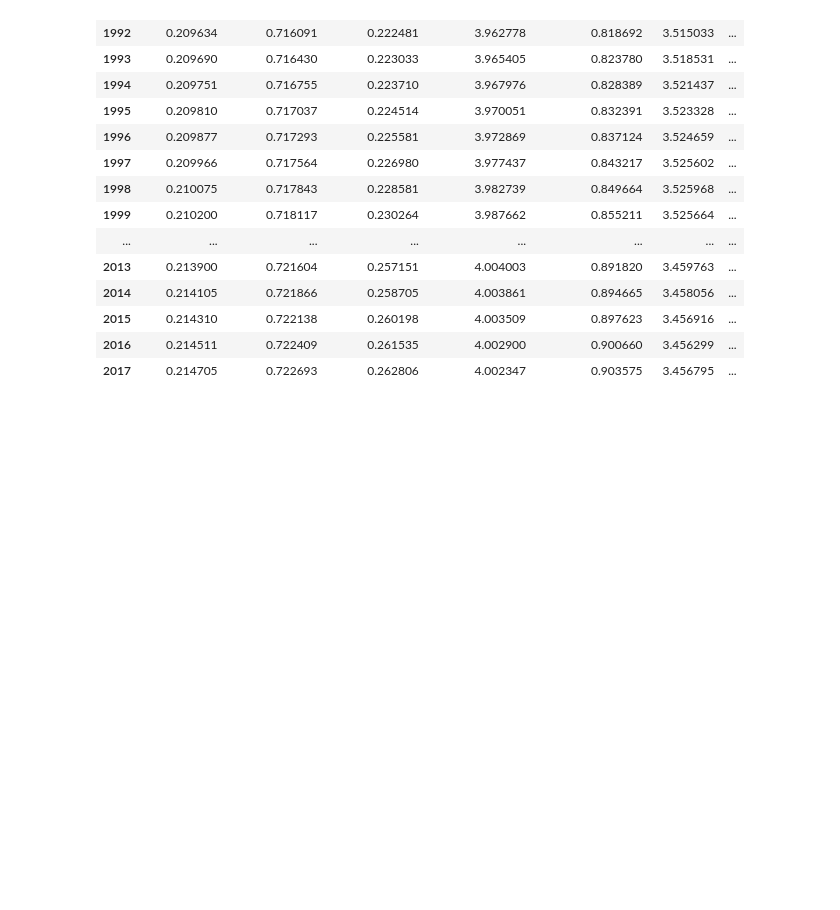
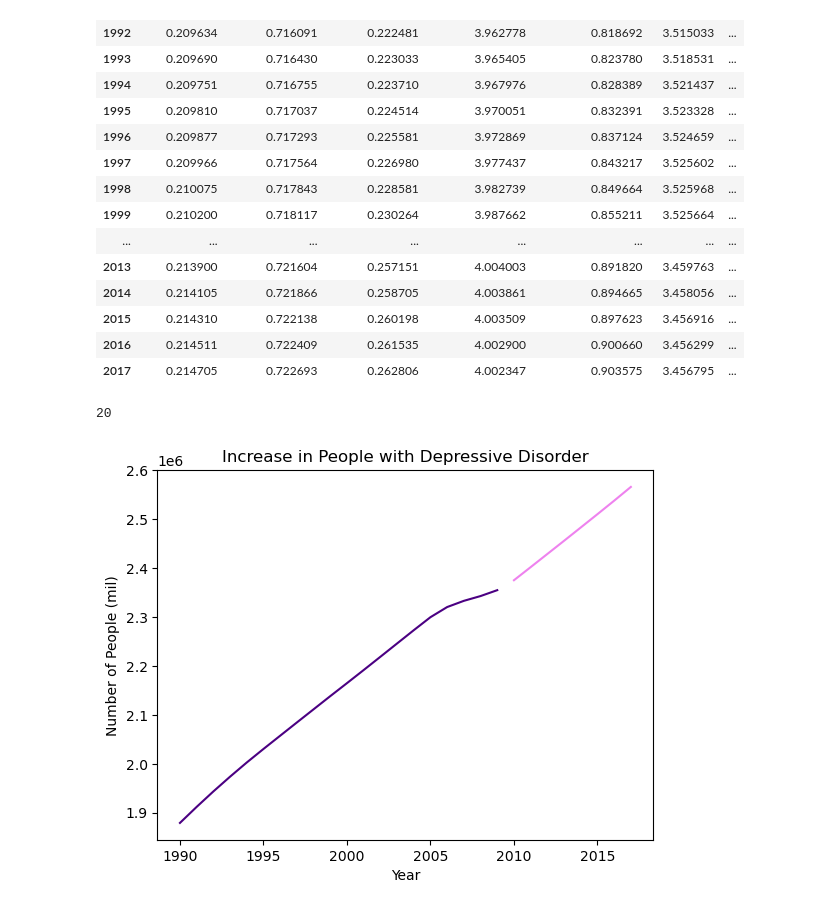
Before and after one commit to caroline-miller0921/project_pharmaceutical_sales, a Jupyter notebook: wrangle_2.ipynb, the cells around one changed output. Drawn from its saved outputs; the diff is of its cells as text; code cells hidden in the pictures; blank space fills up the shorter version.

```diff
--- a/wrangle_2.ipynb
+++ b/wrangle_2.ipynb
@@ -393,3 +391,21 @@ There are 924, 11.99%, null values in population
 | 2015 | 0.214310 | 0.722138 | 0.260198 | 4.003509 | 0.897623 | 3.456916 | ... |
 | 2016 | 0.214511 | 0.722409 | 0.261535 | 4.002900 | 0.900660 | 3.456299 | ... |
 | 2017 | 0.214705 | 0.722693 | 0.262806 | 4.002347 | 0.903575 | 3.456795 | ... |
+# %%
+train_size = .7
+train_index = round(train_size * df.shape[0])
+train_index
+# %% [output]
+20
+# %%
+train = df[:train_index]
+test = df[train_index:]
+# %%
+plt.plot(train.index, train.num_depressed, color='indigo')
+plt.plot(test.index, test.num_depressed, color='violet')
+plt.title('Increase in People with Depressive Disorder')
+plt.xlabel('Year')
+plt.ylabel('Number of People (mil)')
+plt.show()
+# %% [output]
+[figure, added]
```
Also changed, not shown: parts of 8 cells of this notebook, 4 other files.
